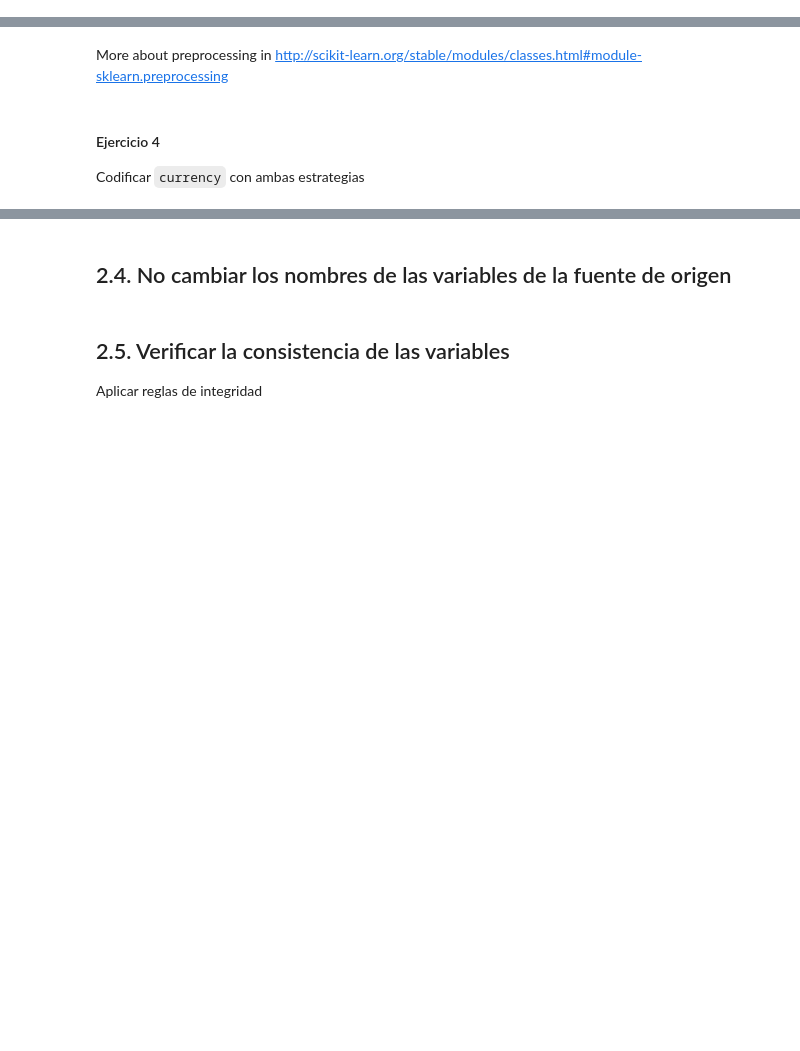
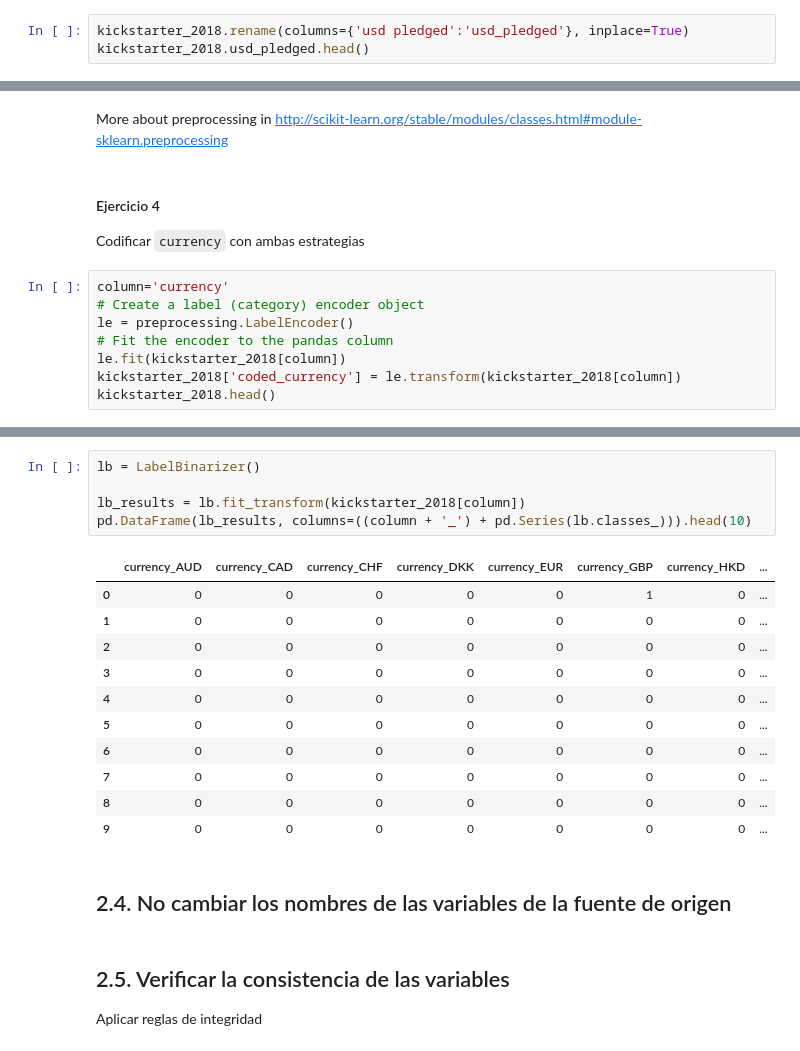
Before and after one commit to sebagalan/AnalisisYCuracion, a Jupyter notebook: notebooks/Limpieza.ipynb, the cells around one changed output, grey strips where cells are left out. Cells and saved outputs as stored; diff of their text form; blank space fills up the shorter version.

```diff
--- a/notebooks/Limpieza.ipynb
+++ b/notebooks/Limpieza.ipynb
@@ -651,0 +660,3 @@ kickstarter_2018.usd_pledged.head()
+# %%
+kickstarter_2018.rename(columns={'usd pledged':'usd_pledged'}, inplace=True)
+kickstarter_2018.usd_pledged.head()
@@ -753,3 +903,11 @@ More about preprocessing in http://scikit-learn.org/stable/modules/classes.html#
 #### Ejercicio 4
 
 Codificar `currency` con ambas estrategias
+# %%
+column='currency'
+# Create a label (category) encoder object
+le = preprocessing.LabelEncoder()
+# Fit the encoder to the pandas column
+le.fit(kickstarter_2018[column])
+kickstarter_2018['coded_currency'] = le.transform(kickstarter_2018[column])
+kickstarter_2018.head()
@@ -756,3 +922,20 @@ Codificar `currency` con ambas estrategias
+# %%
+lb = LabelBinarizer()
+
+lb_results = lb.fit_transform(kickstarter_2018[column])
+pd.DataFrame(lb_results, columns=((column + '_') + pd.Series(lb.classes_))).head(10)
+# %% [output]
+|  | currency_AUD | currency_CAD | currency_CHF | currency_DKK | currency_EUR | currency_GBP | currency_HKD | ... |
+| 0 | 0 | 0 | 0 | 0 | 0 | 1 | 0 | ... |
+| 1 | 0 | 0 | 0 | 0 | 0 | 0 | 0 | ... |
+| 2 | 0 | 0 | 0 | 0 | 0 | 0 | 0 | ... |
+| 3 | 0 | 0 | 0 | 0 | 0 | 0 | 0 | ... |
+| 4 | 0 | 0 | 0 | 0 | 0 | 0 | 0 | ... |
+| 5 | 0 | 0 | 0 | 0 | 0 | 0 | 0 | ... |
+| 6 | 0 | 0 | 0 | 0 | 0 | 0 | 0 | ... |
+| 7 | 0 | 0 | 0 | 0 | 0 | 0 | 0 | ... |
+| 8 | 0 | 0 | 0 | 0 | 0 | 0 | 0 | ... |
+| 9 | 0 | 0 | 0 | 0 | 0 | 0 | 0 | ... |
 # %% [markdown]
 ## 2.4. No cambiar los nombres de las variables de la fuente de origen
 # %% [markdown]
```
Also changed, not shown: parts of 50 cells of this notebook.
